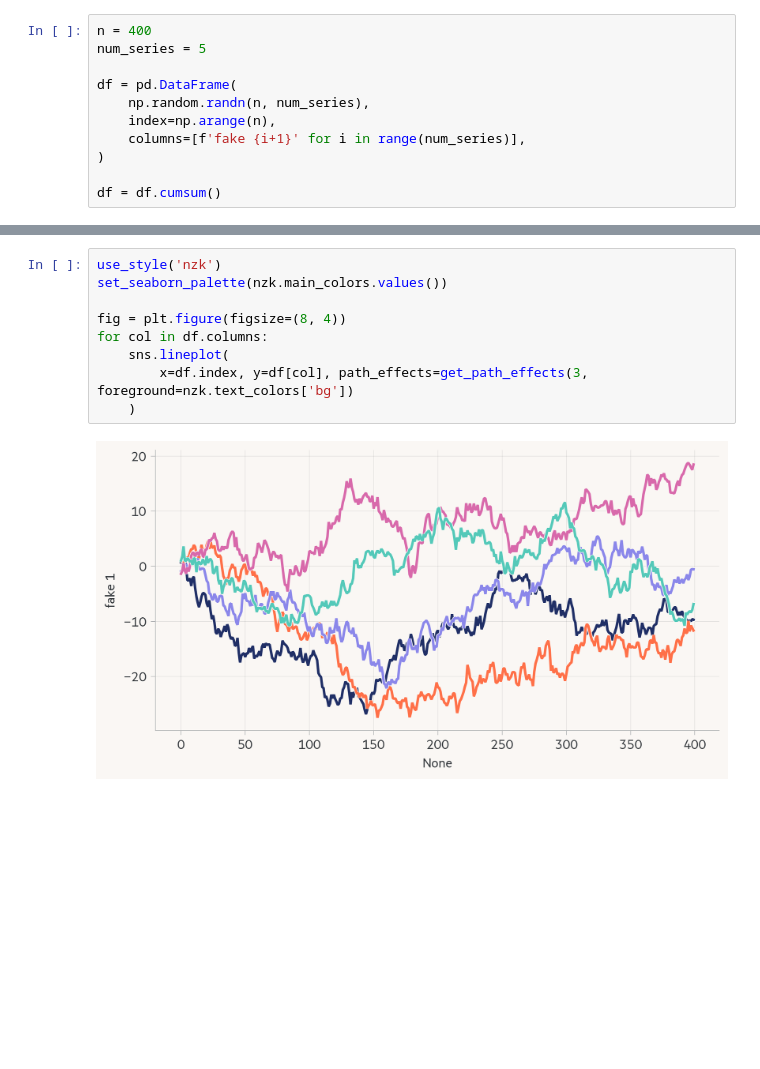
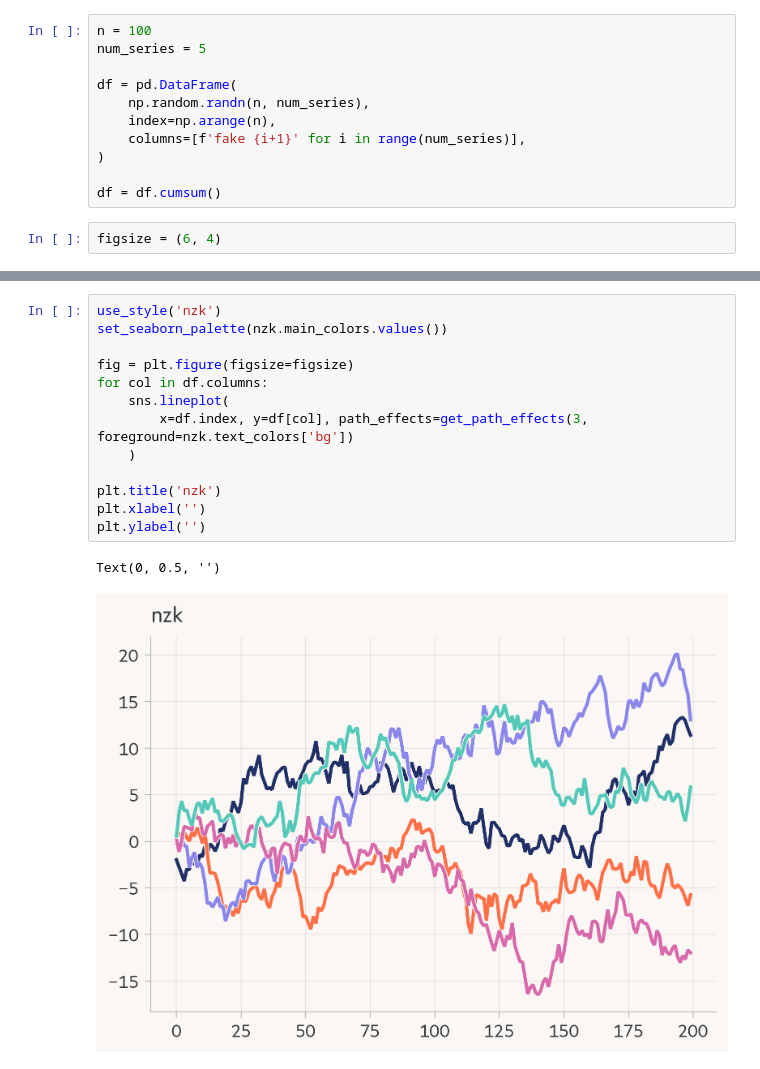
Before and after one commit to chuan-khuna/my-_30k-matplotlib-theme, a Jupyter notebook: vis-utils-example.ipynb, the cells around one changed output, grey strips where cells are left out. Cells and saved outputs as stored; diff of their text form; blank space fills up the shorter version.

```diff
--- a/vis-utils-example.ipynb
+++ b/vis-utils-example.ipynb
@@ -9,5 +9,5 @@ from utils.vis_utils.palettes import ft, economist, nzk
 # %%
-n = 400
+n = 100
 num_series = 5
 
 df = pd.DataFrame(
@@ -17,6 +17,8 @@ df = pd.DataFrame(
 )
 
 df = df.cumsum()
+# %%
+figsize = (6, 4)
 # %%
 use_style('ft')
 set_seaborn_palette(ft.vis_colors.values())
@@ -32,14 +39,19 @@ for col in df.columns:
 # %%
 use_style('nzk')
 set_seaborn_palette(nzk.main_colors.values())
 
-fig = plt.figure(figsize=(8, 4))
+fig = plt.figure(figsize=figsize)
 for col in df.columns:
     sns.lineplot(
         x=df.index, y=df[col], path_effects=get_path_effects(3, foreground=nzk.text_colors['bg'])
     )
+
+plt.title('nzk')
+plt.xlabel('')
+plt.ylabel('')
 # %% [output]
+Text(0, 0.5, '')
-[figure, old version]
+[figure, new version]
 # %%
 use_style('economist')
 set_seaborn_palette(economist.main_colors.values())
```
Also changed, not shown: parts of 4 cells of this notebook, 6 other files.
